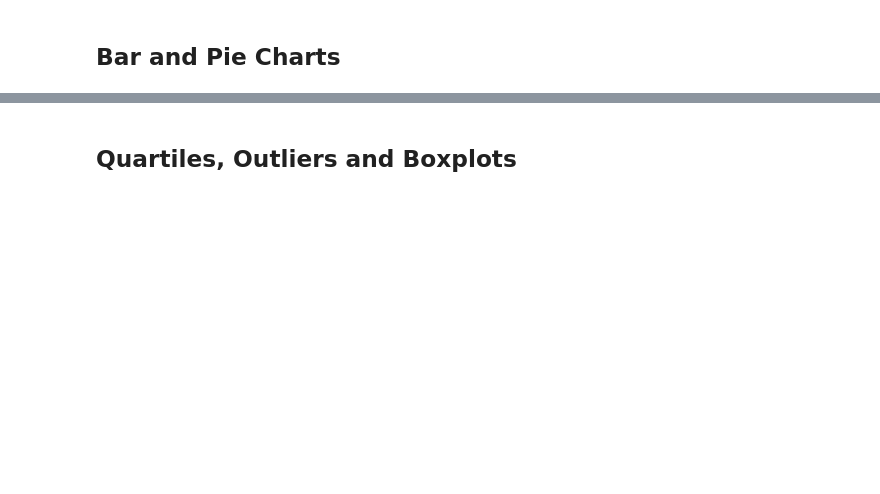
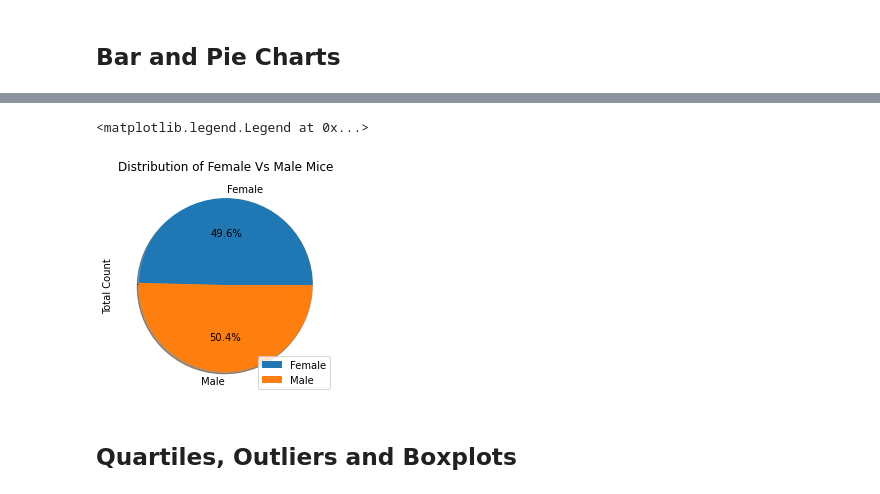
Before and after one commit to chris-inalsingh/Matplotlib-challenge, a Jupyter notebook: Pymaceuticals/pymaceuticals.ipynb, the cells around one changed output, grey strips where cells are left out. Saved outputs shown, nothing was run; the diff lists cells and outputs as text; code cells hidden in the pictures; blank space fills up the shorter version.

```diff
--- a/Pymaceuticals/pymaceuticals.ipynb
+++ b/Pymaceuticals/pymaceuticals.ipynb
@@ -160,2 +184,10 @@ KeyError: 'Drug Regimen'
 # %%
-# Generate a pie plot showing the distribution of female versus male mice using pandas
+# Generate a pie plot showing the distribution of female versus male mice using pyplot
+labels = ["Female", "Male"]
+plt.pie(gender_totals["Total Count"],labels=labels,shadow= True,autopct="%1.1f%%")
+plt.ylabel("Total Count")
+plt.title("Distribution of Female Vs Male Mice")
+plt.legend(loc="lower right")
+# %% [output]
+<matplotlib.legend.Legend at 0x...>
+[figure, added]
```
Also changed, not shown: parts of 22 cells of this notebook.
